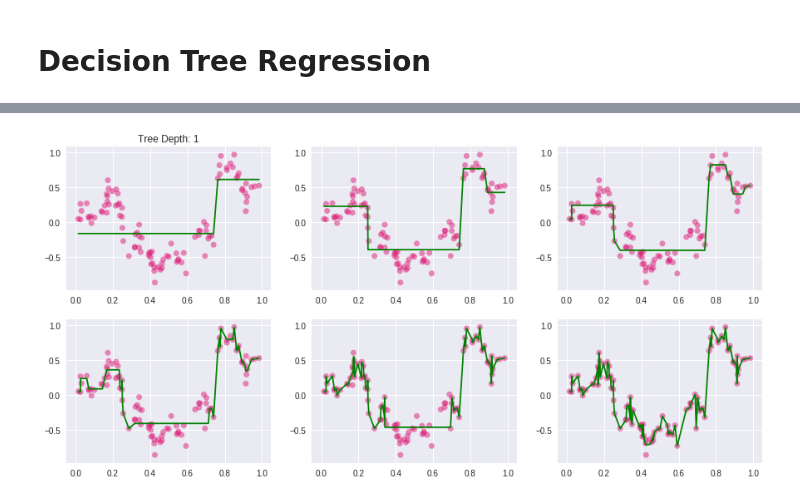
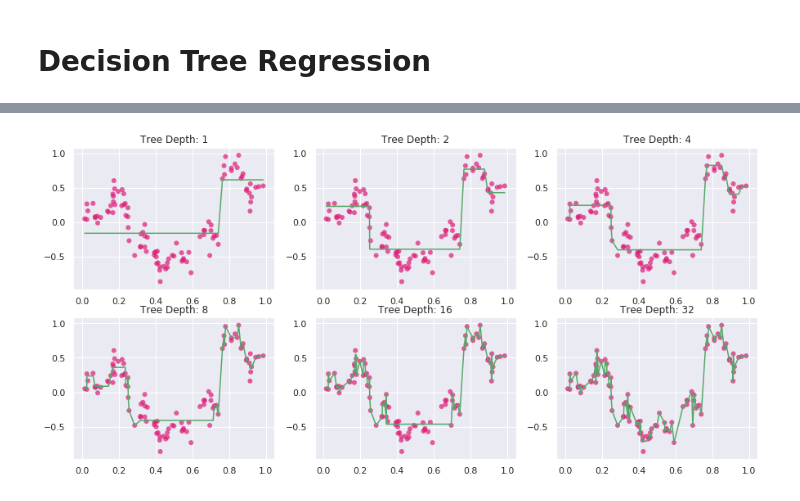
Before and after one commit to upul/Machine-Learning-Algorithms-From-Scratch, a Jupyter notebook: supervised/regression/Decision_Tree_Regression.ipynb, the cells around one changed output, grey strips where cells are left out. Saved outputs shown, nothing was run; the diff lists cells and outputs as text; code cells hidden in the pictures.

```diff
--- a/supervised/regression/Decision_Tree_Regression.ipynb
+++ b/supervised/regression/Decision_Tree_Regression.ipynb
@@ -268,42 +272,29 @@ class RegressionTree(BaseTree):
                 return self._predict_single_data_point(X, node.left_child)
             else:
                 return self._predict_single_data_point(X, node.right_child)
-# %%
-def fit_predict(X_train, y_train, tree_depth, n_min_leaf=5):
-    model = RegressionTree(max_depth=tree_depth, n_min_leaf=n_min_leaf)
-    model.fit(X_train, y_train)
-
-    return model.predict(X_train)
-
-fig, axes = plt.subplots(2, 3, figsize=(15, 7))
-
-idx = np.argsort(data_train[:, 0])
-
-axes[0][0].scatter(data_train[:, 0], data_train[:, 1], color='#dd1c77', alpha=0.5, edgecolors='none')
-y = fit_predict(data_train[:, 0].reshape(100, 1), data_train[:, 1], 1)
-axes[0][0].plot(data_train[:, 0][idx], y[idx],  'g-')
-axes[0][0].set_title('Tree Depth: {}'.format(1))
-
-axes[0][1].scatter(data_train[:, 0], data_train[:, 1], color='#dd1c77', alpha=0.5, edgecolors='none')
-y = fit_predict(data_train[:, 0].reshape(100, 1), data_train[:, 1], 2)
-axes[0][1].plot(data_train[:, 0][idx], y[idx],  'g-')
-
-axes[0][2].scatter(data_train[:, 0], data_train[:, 1], color='#dd1c77', alpha=0.5, edgecolors='none')
-y = fit_predict(data_train[:, 0].reshape(100, 1), data_train[:, 1], 4)
-axes[0][2].plot(data_train[:, 0][idx], y[idx],  'g-')
-
-axes[1][0].scatter(data_train[:, 0], data_train[:, 1], color='#dd1c77', alpha=0.5, edgecolors='none')
-y = fit_predict(data_train[:, 0].reshape(100, 1), data_train[:, 1], 8)
-axes[1][0].plot(data_train[:, 0][idx], y[idx],  'g-')
-
-axes[1][1].scatter(data_train[:, 0], data_train[:, 1],color='#dd1c77', alpha=0.5, edgecolors='none')
-y = fit_predict(data_train[:, 0].reshape(100, 1), data_train[:, 1], 16)
-axes[1][1].plot(data_train[:, 0][idx], y[idx],  'g-')
-
-axes[1][2].scatter(data_train[:, 0], data_train[:, 1], color='#dd1c77', alpha=0.5, edgecolors='none')
-y = fit_predict(data_train[:, 0].reshape(100, 1), data_train[:, 1], 32)
-axes[1][2].plot(data_train[:, 0][idx], y[idx],  'g-')
-
-plt.show()
-# %% [output]
-[figure, removed]
+# %%
+def plot_subplot(axis, X, y, tree_depth,
+                color='#dd1c77', alpha=0.5, edgecolors='none'):
+
+    def fit_predict(X_train, y_train, tree_depth, n_min_leaf=5):
+        model = RegressionTree(max_depth=tree_depth, n_min_leaf=n_min_leaf)
+        model.fit(X_train, y_train)
+        return model.predict(X_train)
+
+    idx = np.argsort(X)
+
+    axis.scatter(X, y, color='#dd1c77', alpha=0.7, edgecolors='none')
+    y = fit_predict(X.reshape(X.shape[0], 1), y, tree_depth)
+    axis.plot(X[idx], y[idx],  'g-')
+    axis.set_title('Tree Depth: {}'.format(tree_depth))
+
+
+fig, axes = plt.subplots(2, 3, figsize=(15, 7))
+tree_depths = iter([1, 2, 4, 8, 16, 32])
+
+for i in range(2):
+    for j in range(3):
+        plot_subplot(axes[i][j], data_train[:, 0], data_train[:, 1], next(tree_depths))
+plt.show()
+# %% [output]
+[figure, added]
```
Also changed, not shown: parts of 2 cells of this notebook, 2 other files.
